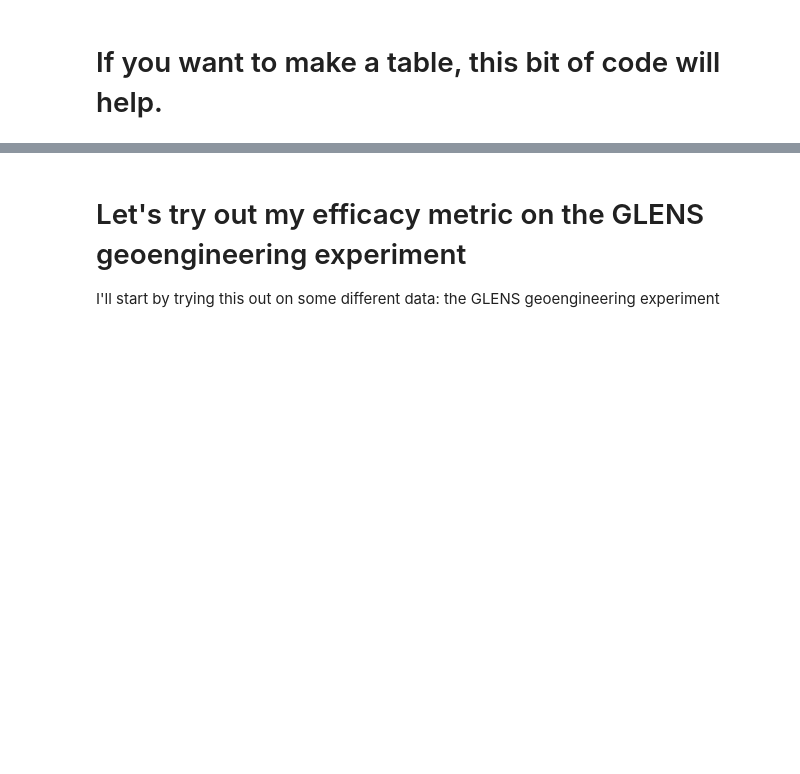
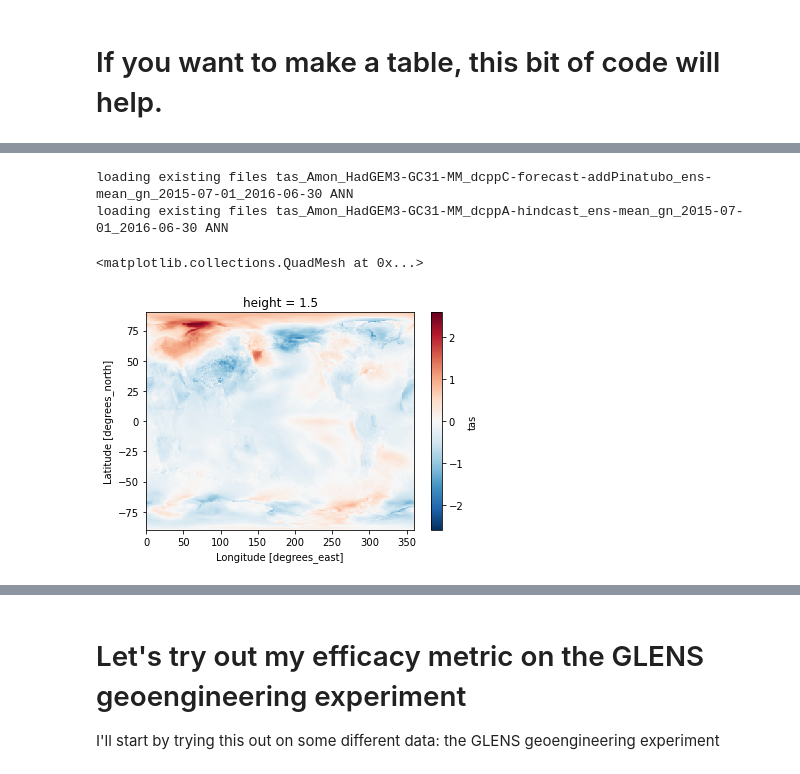
Before and after one commit to pjirvine/xarray_example, a Jupyter notebook: xarray_example.ipynb, the cells around one changed output, grey strips where cells are left out. Cells and saved outputs as stored; diff of their text form; code cells hidden in the pictures; blank space fills up the shorter version.

Commit message:
added volcano example

```diff
--- a/xarray_example.ipynb
+++ b/xarray_example.ipynb
@@ -807,0 +834,44 @@ df.to_csv('test.csv')
+# %%
+data_dir='/home/users/pjirvine/data/' # !!!!!!!!!!!!! CHANGE THIS !!!!!!!!!!!!!!!!!!
+
+model='HadGEM3-GC31-MM' # sister model to UKESM
+centre='MOHC'
+
+var='tas'
+domain='Amon'
+
+exp='dcppC-forecast-addPinatubo' # 'dcppC-forecast-addAgung', 'dcppC-forecast-addElChichon' are the other experiments
+project='DCPP'
+
+# For these volcano runs, the run-name tells you what year it starts in.
+# The run names match in the "hindcast" runs that you'll compare against.
+# They'll also be the same for all the "add-<VOLCANO>" runs.
+runs=['s2014-r10i1p1f2', 's2014-r2i1p1f2', 's2014-r4i1p1f2', 's2014-r6i1p1f2', 's2014-r8i1p1f2',
+      's2014-r1i1p1f2', 's2014-r3i1p1f2', 's2014-r5i1p1f2', 's2014-r7i1p1f2', 's2014-r9i1p1f2']
+
+grid='gn'
+
+season='ANN'
+dates=['2015-07-01','2016-06-30'] # let's grab 1-year starting 6 months into 2015. FYI this model has 360-days in year so all months have 30 days
+
+"""
+Let's get the ensemble-mean, time-average for the add-pinatubo run for the year selected + standard deviation around that.
+"""
+add_pinatubo_mean, add_pinatubo_std = get_ens_seasonal_mean_std(season, dates, data_dir, model, centre, var, domain, exp, project, runs, grid, time_files=0)
+
+"""
+Now let's get the matching hind-cast
+"""
+
+exp='dcppA-hindcast'
+
+# calling it hindcast 2014 to match the year the runs start on.
+hindcast_2014_mean, hindcast_2014_std = get_ens_seasonal_mean_std(season, dates, data_dir, model, centre, var, domain, exp, project, runs, grid, time_files=0)
+# %% [output]
+loading existing files tas_Amon_HadGEM3-GC31-MM_dcppC-forecast-addPinatubo_ens-mean_gn_2015-07-01_2016-06-30 ANN
+loading existing files tas_Amon_HadGEM3-GC31-MM_dcppA-hindcast_ens-mean_gn_2015-07-01_2016-06-30 ANN
+# %%
+(add_pinatubo_mean['tas'] - hindcast_2014_mean['tas']).plot()
+# %% [output]
+<matplotlib.collections.QuadMesh at 0x...>
+[figure, added]
```
Also changed, not shown: parts of 8 cells of this notebook.
